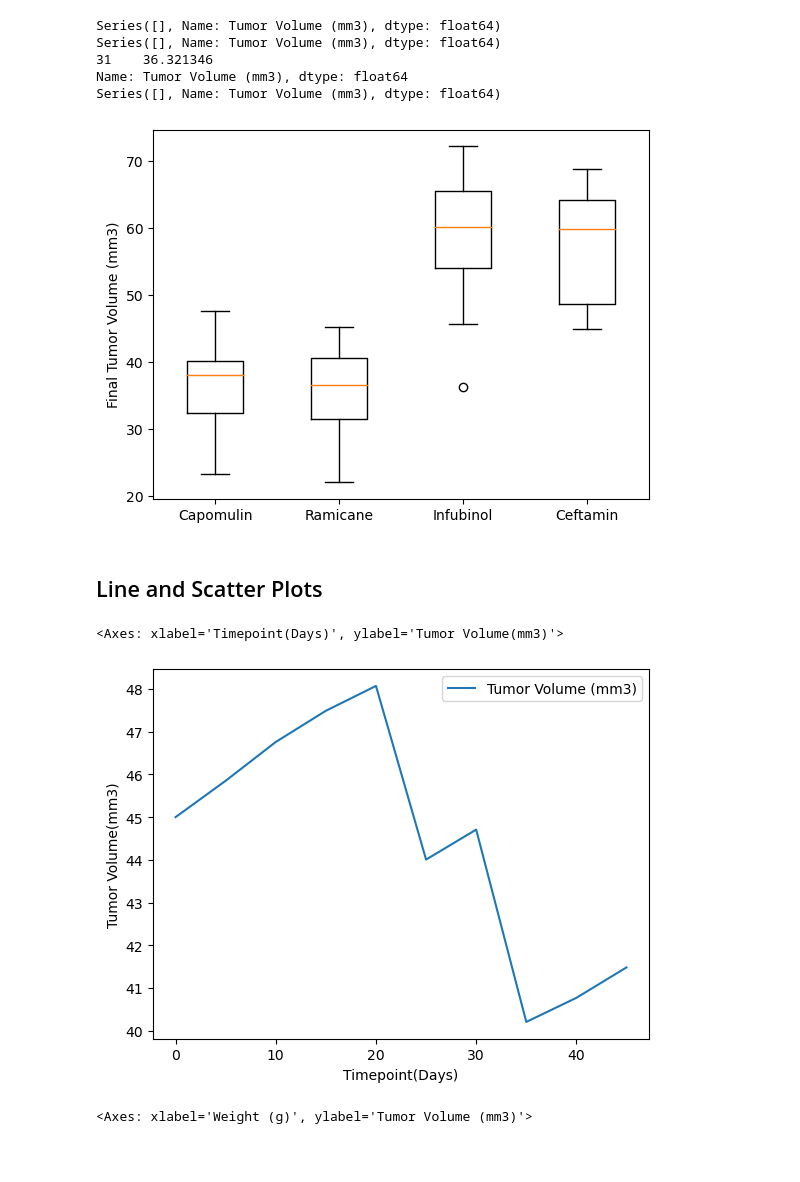
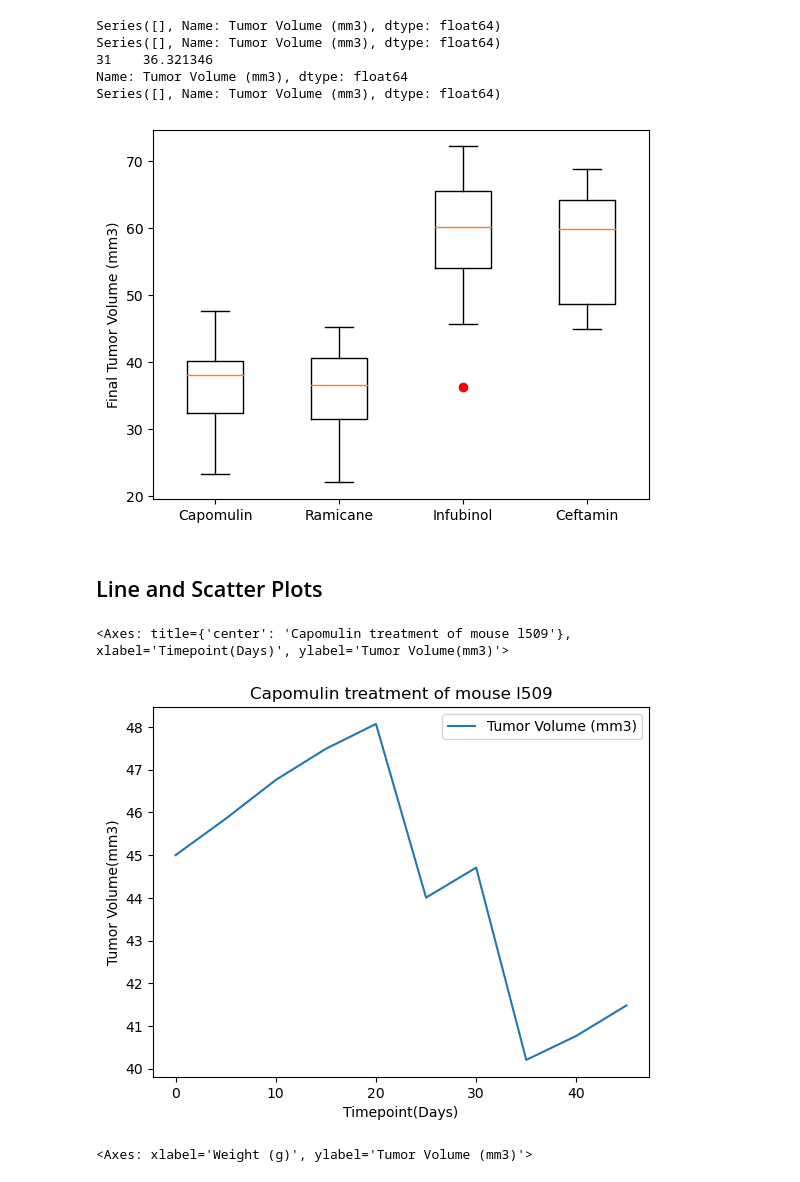
Before and after one commit to Andreanimako/Data-visuallisation-challenge, a Jupyter notebook: pymaceuticals_starter.ipynb, the cells around one changed output. Cells and saved outputs as stored; diff of their text form; code cells hidden in the pictures; blank space fills up the shorter version.

```diff
--- a/pymaceuticals_starter.ipynb
+++ b/pymaceuticals_starter.ipynb
@@ -249,22 +256,22 @@ Series([], Name: Tumor Volume (mm3), dtype: float64)
 data= [values for values in tumor_vol.values()]
 fig1, ax1 = plt.subplots()
 ax1.set_ylabel("Final Tumor Volume (mm3)")
-ax1.boxplot(data)
+ax1.boxplot(data, sym = "ro")
 ax1.set_xticklabels(tumor_vol.keys())
 plt.show()
 # %% [output]
-[figure, old version]
+[figure, new version]
 # %% [markdown]
 ## Line and Scatter Plots
 # %%
 # Generate a line plot of tumor volume vs. time point for a single mouse treated with Capomulin
 mouse= cleaned_study.loc[cleaned_study["Mouse ID"]=="l509"]
 mouse_data=pd.DataFrame(mouse[["Tumor Volume (mm3)","Timepoint"]])
 mouse_data = mouse_data.set_index("Timepoint")
-mouse_data.plot(xlabel="Timepoint(Days)", ylabel= "Tumor Volume(mm3)")
+mouse_data.plot(xlabel="Timepoint(Days)", ylabel= "Tumor Volume(mm3)",title= "Capomulin treatment of mouse l509")
 # %% [output]
-<Axes: xlabel='Timepoint(Days)', ylabel='Tumor Volume(mm3)'>
+<Axes: title={'center': 'Capomulin treatment of mouse l509'}, xlabel='Timepoint(Days)', ylabel='Tumor Volume(mm3)'>
-[figure, old version]
+[figure, new version]
 # %%
 # Generate a scatter plot of mouse weight vs. the average observed tumor volume for the entire Capomulin regimen
 capomulin_df = cleaned_study.loc[cleaned_study["Drug Regimen"]=="Capomulin"]
```
Also changed, not shown: parts of 5 cells of this notebook.
